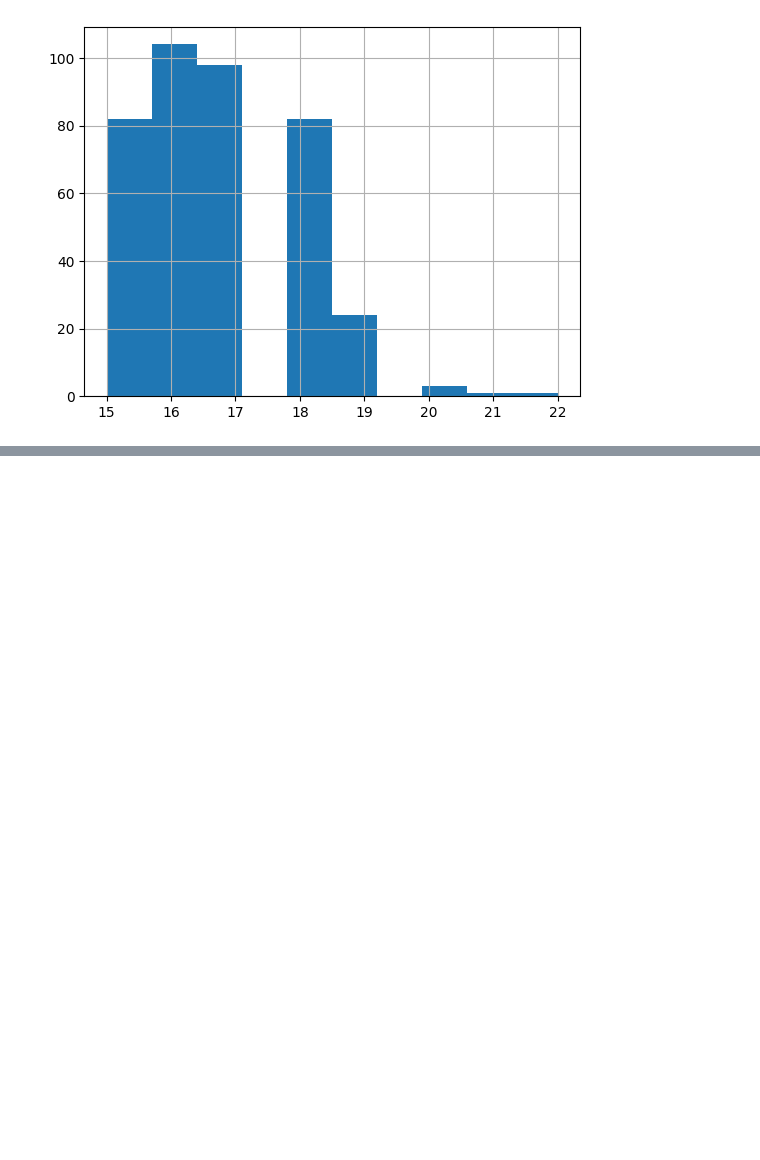
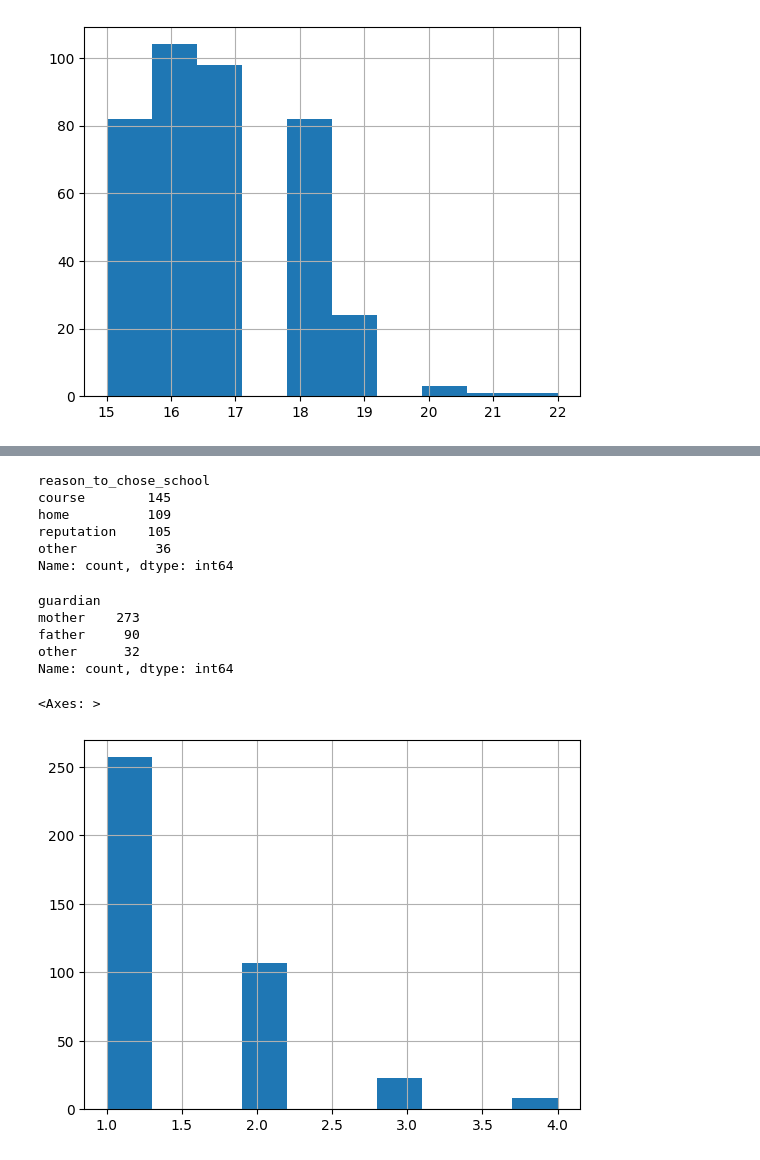
Before and after one commit to alejandrocanadas/Proyecto-IA-clase, a Jupyter notebook: EDA.ipynb, the cells around one changed output, grey strips where cells are left out. Cells and saved outputs as stored; diff of their text form; code cells hidden in the pictures; blank space fills up the shorter version.

```diff
--- a/EDA.ipynb
+++ b/EDA.ipynb
@@ -29,0 +81,22 @@ Name: count, dtype: int64
+# %%
+df["reason_to_chose_school"].value_counts()
+# %% [output]
+reason_to_chose_school
+course        145
+home          109
+reputation    105
+other          36
+Name: count, dtype: int64
+# %%
+df["guardian"].value_counts()
+# %% [output]
+guardian
+mother    273
+father     90
+other      32
+Name: count, dtype: int64
+# %%
+df["traveltime"].hist()
+# %% [output]
+<Axes: >
+[figure, added]
```
Also changed, not shown: parts of 29 cells of this notebook.
